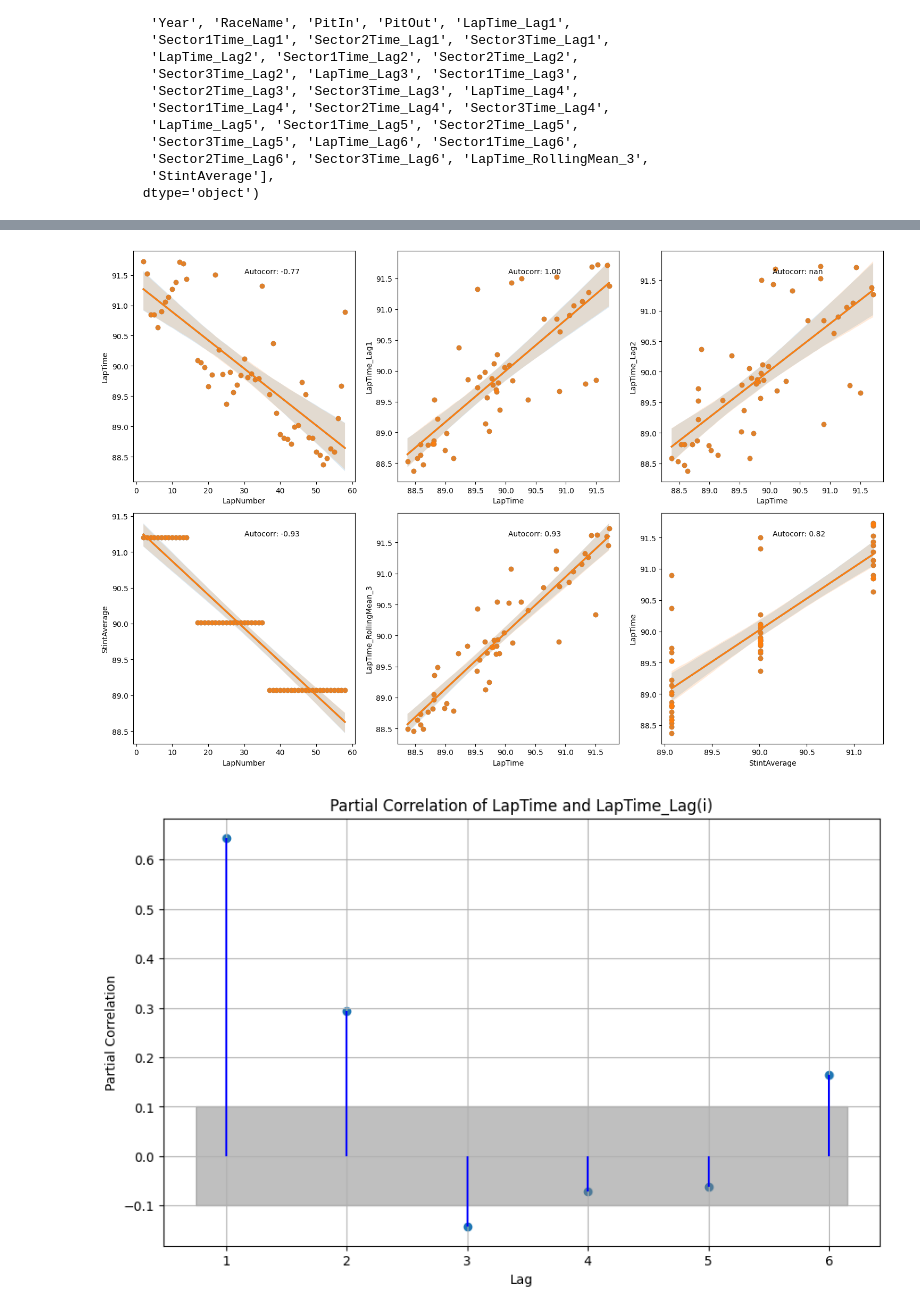
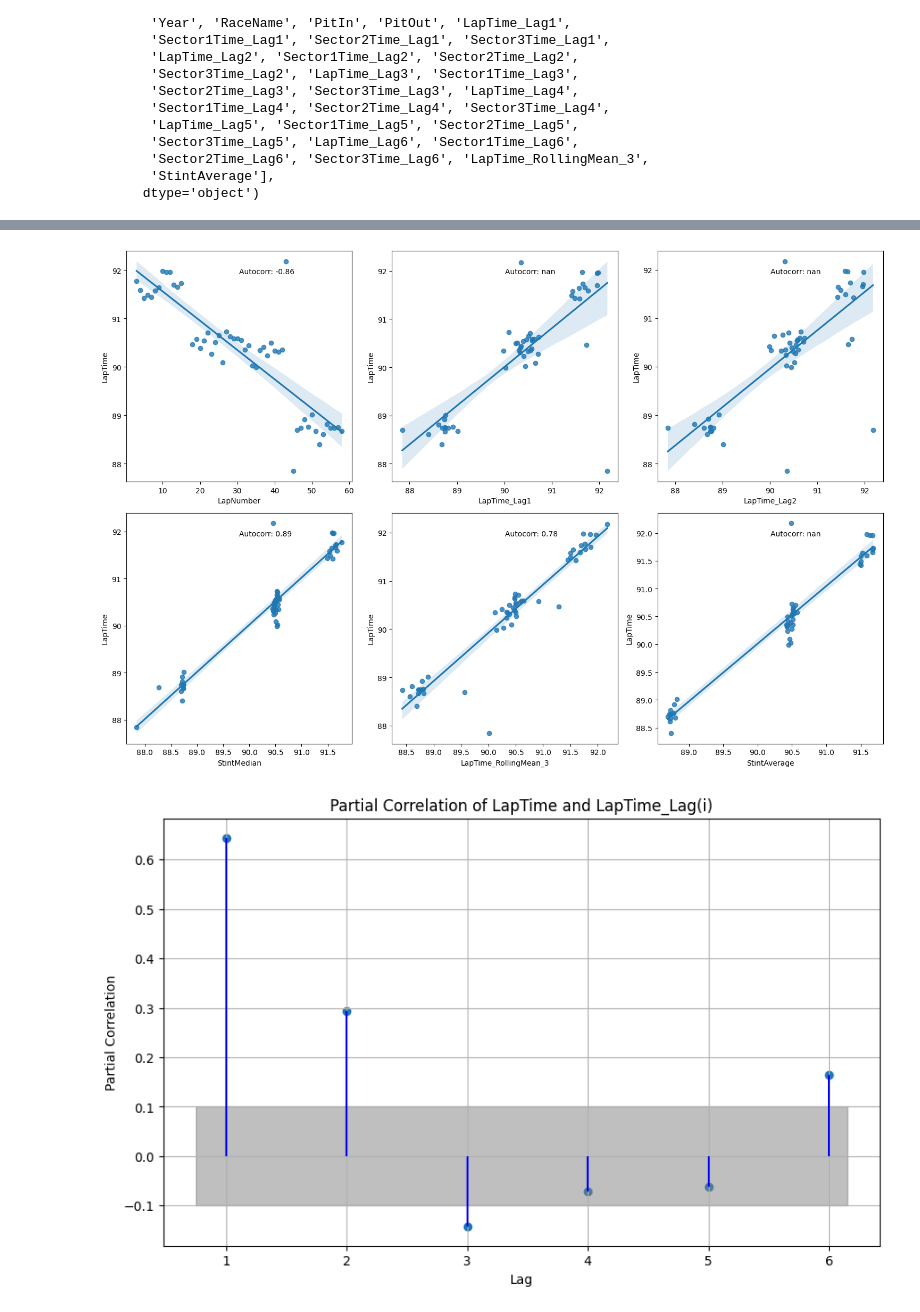
Before and after one commit to zudcow/f1, a Jupyter notebook: battle_forecast_prediction.ipynb, the cells around one changed output, grey strips where cells are left out. Drawn from its saved outputs; the diff is of its cells as text; code cells hidden in the pictures.

```diff
--- a/battle_forecast_prediction.ipynb
+++ b/battle_forecast_prediction.ipynb
@@ -290,19 +256,0 @@ plt.show()
-# %%
-df_behind = df_behind.dropna(subset=['LapTime', 'LapTime_Lag1', 'LapTime_Lag2', 'LapTime_RollingMean_3'])
-# Create a 1x3 grid of subplots
-# Create a 1x4 grid of subplots
-fig, axs = plt.subplots(1, 3, figsize=(18, 6))
-
-# List of columns to plot against 'LapTime'
-columns = ['LapTime_Lag1', 'LapTime_Lag2', 'LapTime_RollingMean_3']
-
-# Create the plots
-for i, col in enumerate(columns):
-    ax = axs[i]
-    sns.regplot(x='LapTime', y=col, data=df_behind, ax=ax)
-
-
-
-# Display the plots
-plt.tight_layout()
-plt.show()
@@ -311,37 +257,40 @@ plt.show()
 # %%
 import matplotlib.pyplot as plt
 import seaborn as sns
 
 # Create a 2x3 grid of subplots
 fig, axs = plt.subplots(2, 3, figsize=(15, 10))
 
 # Create the plots
-sns.regplot(x='LapNumber', y='LapTime', data=df_behind, ax=axs[0, 0])
-sns.regplot(x='LapTime', y='LapTime_Lag1', data=df_behind, ax=axs[0, 1])
-sns.regplot(x='LapTime', y='LapTime_Lag2', data=df_behind, ax=axs[0, 2])
-sns.regplot(x='LapNumber', y='StintAverage', data=df_behind, ax=axs[1, 0])
-sns.regplot(x='LapTime', y='LapTime_RollingMean_3', data=df_behind, ax=axs[1, 1])
-sns.regplot(x='StintAverage', y='LapTime', data=df_behind, ax=axs[1, 2])
-
-import numpy as np
+plot_pairs = [
+    ('LapNumber', 'LapTime'),
+    ('LapTime_Lag1', 'LapTime'),
+    ('LapTime_Lag2', 'LapTime'),
+    ('StintMedian', 'LapTime'),
+    ('LapTime_RollingMean_3', 'LapTime'),
+    ('StintAverage', 'LapTime')
+]
 
 # Create the plots
-for i, (x, y) in enumerate([('LapNumber', 'LapTime'), ('LapTime', 'LapTime_Lag1'), ('LapTime', 'LapTime_Lag2'),
-                            ('LapNumber', 'StintAverage'), ('LapTime', 'LapTime_RollingMean_3'), ('StintAverage', 'LapTime')]):
-    ax = axs[i//3, i%3]
-    sns.regplot(x=x, y=y, data=df_behind, ax=ax)
+for i, (x, y) in enumerate(plot_pairs):
+    ax = axs[i // 3, i % 3]
+    sns.regplot(x=x, y=y, data=df_front, ax=ax)
 
     # Calculate the autocorrelation
-    autocorr = np.corrcoef(df_behind[x].values[:-1], df_behind[y].values[1:])[0, 1]
+    autocorr = np.corrcoef(df_front[x].values[:-1], df_front[y].values[1:])[0, 1]
 
     # Display the autocorrelation value on the plot
     ax.text(0.5, 0.9, f'Autocorr: {autocorr:.2f}', transform=ax.transAxes)
 
+# Remove any unused subplots
+for j in range(i + 1, 6):
+    fig.delaxes(axs[j // 3, j % 3])
+
 # Display the plots
 plt.tight_layout()
 plt.show()
 # %% [output]
-[figure, old version]
+[figure, new version]
 # %%
 import statsmodels.api as sm
 # Drop rows with NaN values from the entire DataFrame
```
Also changed, not shown: parts of 52 cells of this notebook.
